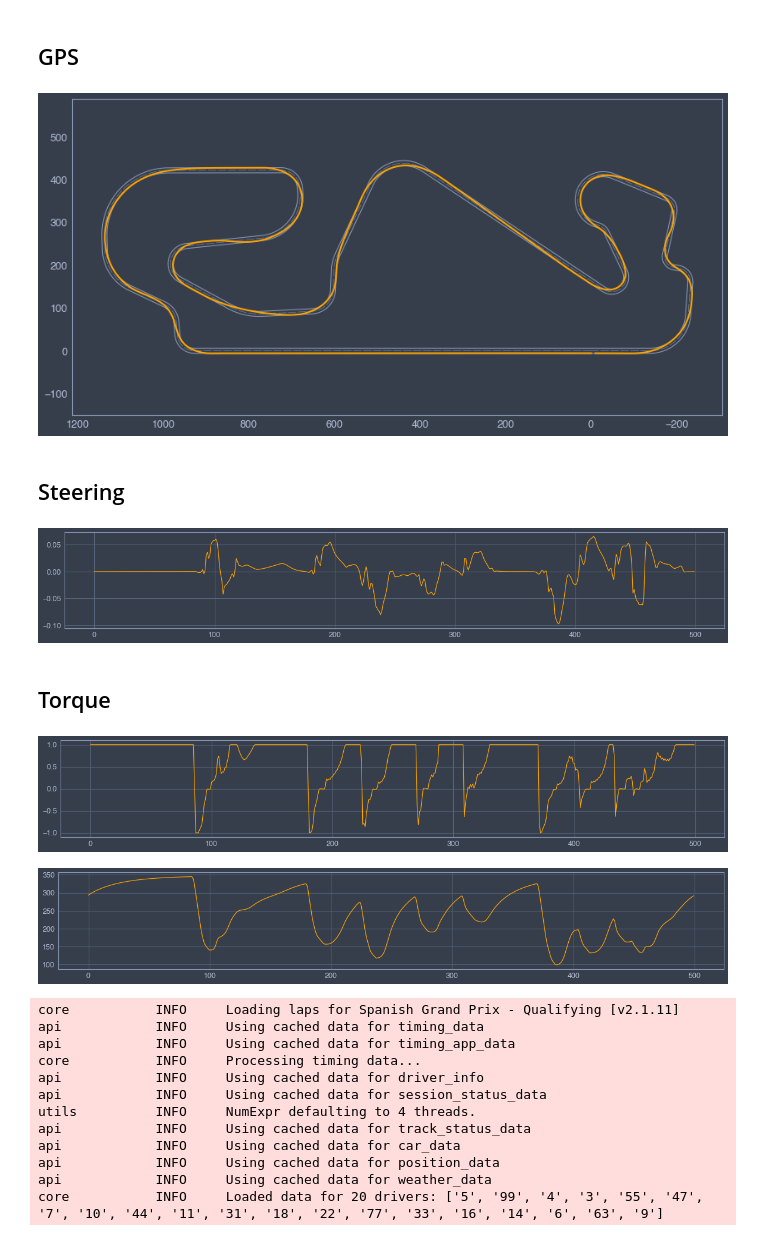
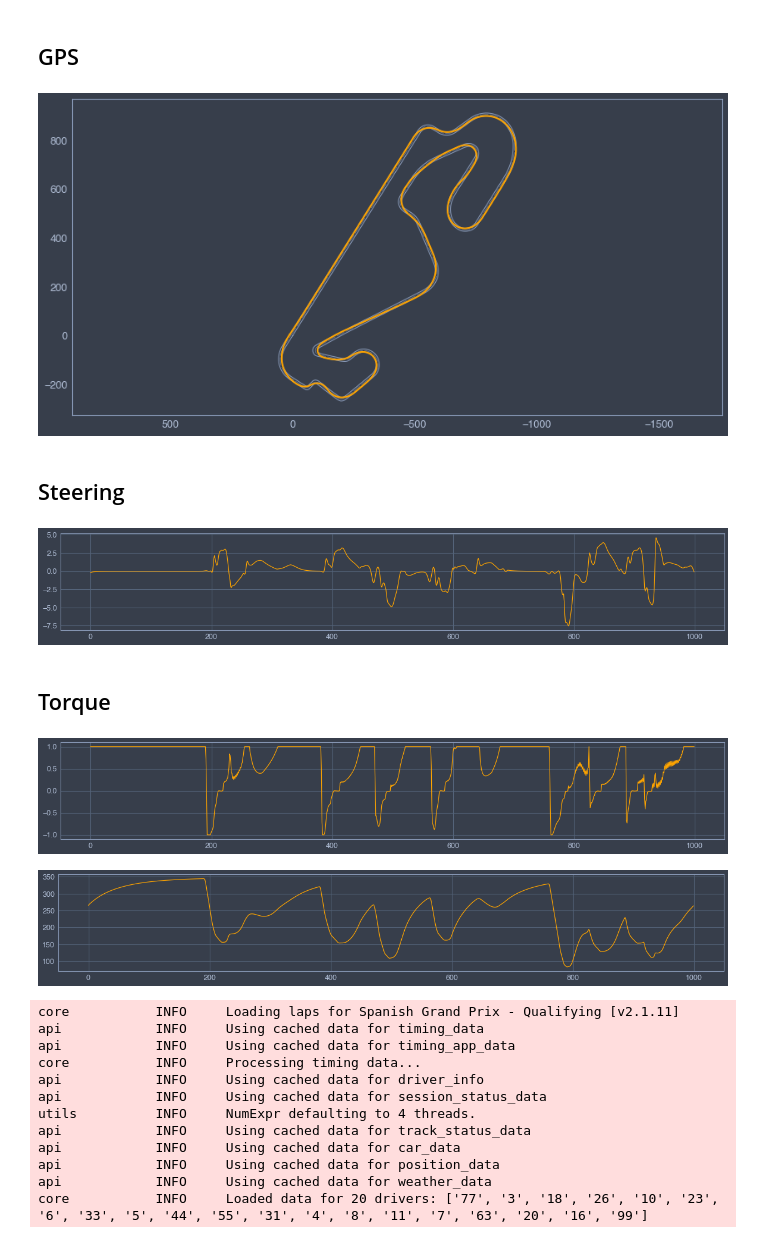
Before and after one commit to juanmanzanero/fastest-lap, a Jupyter notebook: examples/python/f1/optimal-laptime/Optimal_laptime.ipynb, the cells around one changed output. Cells and saved outputs as stored; diff of their text form; code cells hidden in the pictures.

Commit message:
[JMT] Integration of discrete tracks created by the circuit preprocessor tool into the optimal laptime. Covered F1 optimal laptime with proper tests

```diff
--- a/examples/python/f1/optimal-laptime/Optimal_laptime.ipynb
+++ b/examples/python/f1/optimal-laptime/Optimal_laptime.ipynb
@@ -13,44 +13,48 @@ from fastest_lap import KMH
 vehicle=fastest_lap.load_vehicle("../../../../database/limebeer-2014-f1.xml","car");
 # %%
 # Load track
-track=fastest_lap.load_track("../../../../database/catalunya.xml","catalunya",1.0);
+track=fastest_lap.load_track("../../../../database/catalunya_discrete_1000.xml","catalunya",1.0);
 # %%
 # Compute optimal laptime
-data = fastest_lap.optimal_laptime(vehicle,track,12,500,["x","y","delta","throttle","u","s"]);
-x = data[0];
-y = data[1];
-delta = data[2];
+data = fastest_lap.optimal_laptime(vehicle,track,1000,["x","y","delta","throttle","u","s","time","psi","omega","v"]);
+x        = data[0];
+y        = data[1];
+delta    = data[2];
 throttle = data[3];
-u = data[4]
-s = data[5]
+u        = data[4]
+s        = data[5]
+time     = data[6]
+psi      = data[7]
+omega    = data[8]
+v        = data[9]
 # %% [markdown]
 ## GPS
 # %%
 import numpy as np
-fastest_lap.plot_optimal_laptime(np.array(x),y,track,6.0);
+fastest_lap.plot_optimal_laptime(np.array(x),y,track);
 plt.gca().invert_xaxis()
 # %% [output]
-[figure, old version]
+[figure, new version]
 # %% [markdown]
 ## Steering
 # %%
 plt.figure(figsize=(20,3))
-plt.plot(delta,color="orange");
+plt.plot(np.array(delta)*180.0/3.14,color="orange");
 # %% [output]
-[figure, old version]
+[figure, new version]
 # %% [markdown]
 ## Torque
 # %%
 plt.figure(figsize=(20,3))
 plt.plot(throttle,color="orange");
 # %% [output]
-[figure, old version]
+[figure, new version]
 # %%
 import numpy as np
 plt.figure(figsize=(20,3))
 plt.plot(np.array(u)*3.6,color="orange");
 # %% [output]
-[figure, old version]
+[figure, new version]
 # %%
 
 """Overlaying speed traces of two laps
@@ -70,7 +74,7 @@ fastf1.Cache.enable_cache('.')  # replace with your cache directory
 fastf1.plotting.setup_mpl()
 
 # load a session and its telemetry data
-quali = fastf1.get_session(2021, 'Spanish Grand Prix', 'Q')
+quali = fastf1.get_session(2020, 'Spanish Grand Prix', 'Q')
 laps = quali.load_laps(with_telemetry=True)
 
 
@@ -105,7 +109,7 @@ api            INFO     Using cached data for track_status_data
 api            INFO     Using cached data for car_data
 api            INFO     Using cached data for position_data
 api            INFO     Using cached data for weather_data
-core           INFO     Loaded data for 20 drivers: ['5', '99', '4', '3', '55', '47', '7', '10', '44', '11', '31', '18', '22', '77', '33', '16', '14', '6', '63', '9']
+core           INFO     Loaded data for 20 drivers: ['77', '3', '18', '26', '10', '23', '6', '33', '5', '44', '55', '31', '4', '8', '11', '7', '63', '20', '16', '99']
 # %%
 
 fig, ax = plt.subplots(figsize=(20,5))
```
Also changed, not shown: parts of 3 cells of this notebook, 33 other files.
